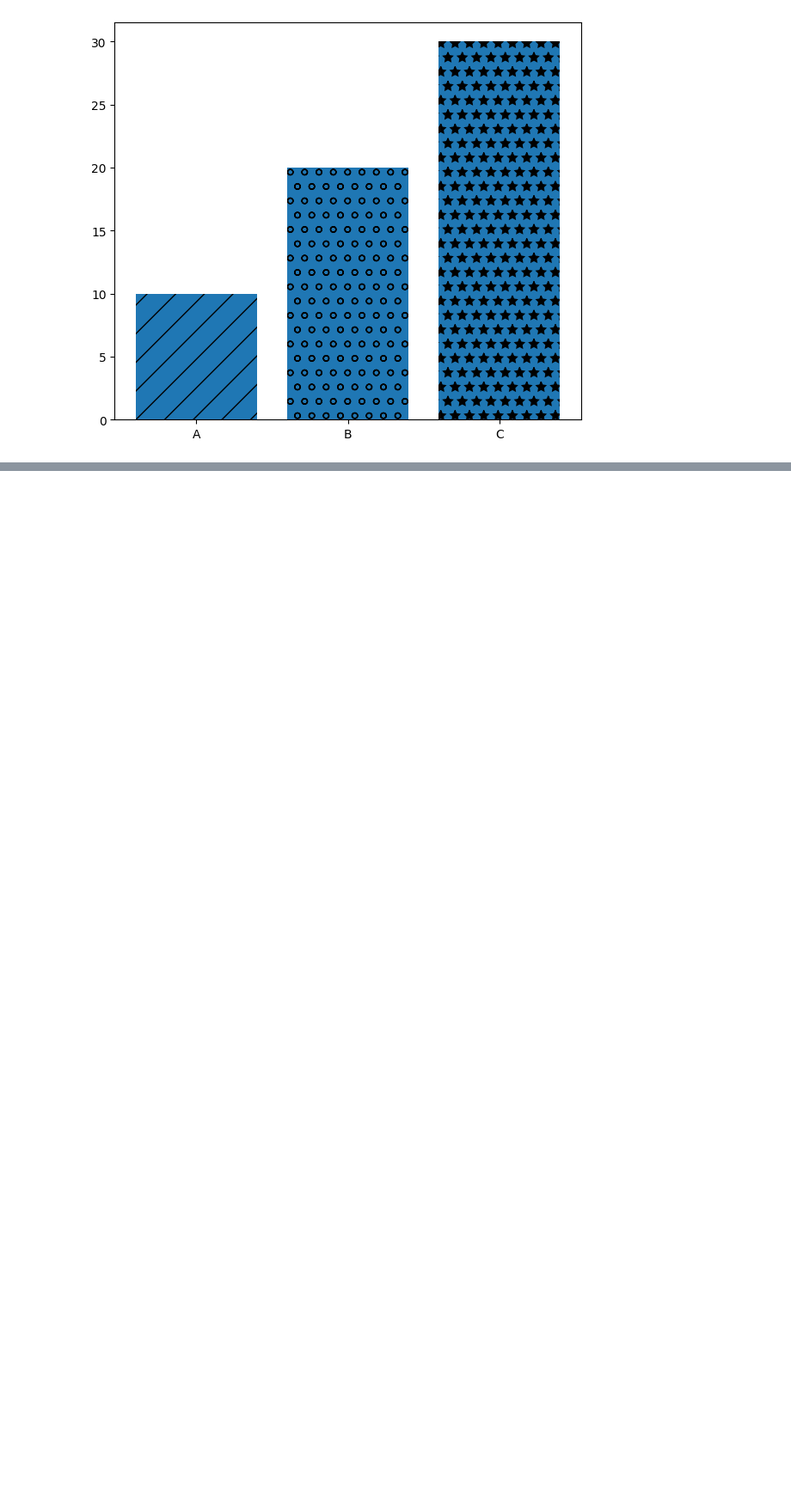
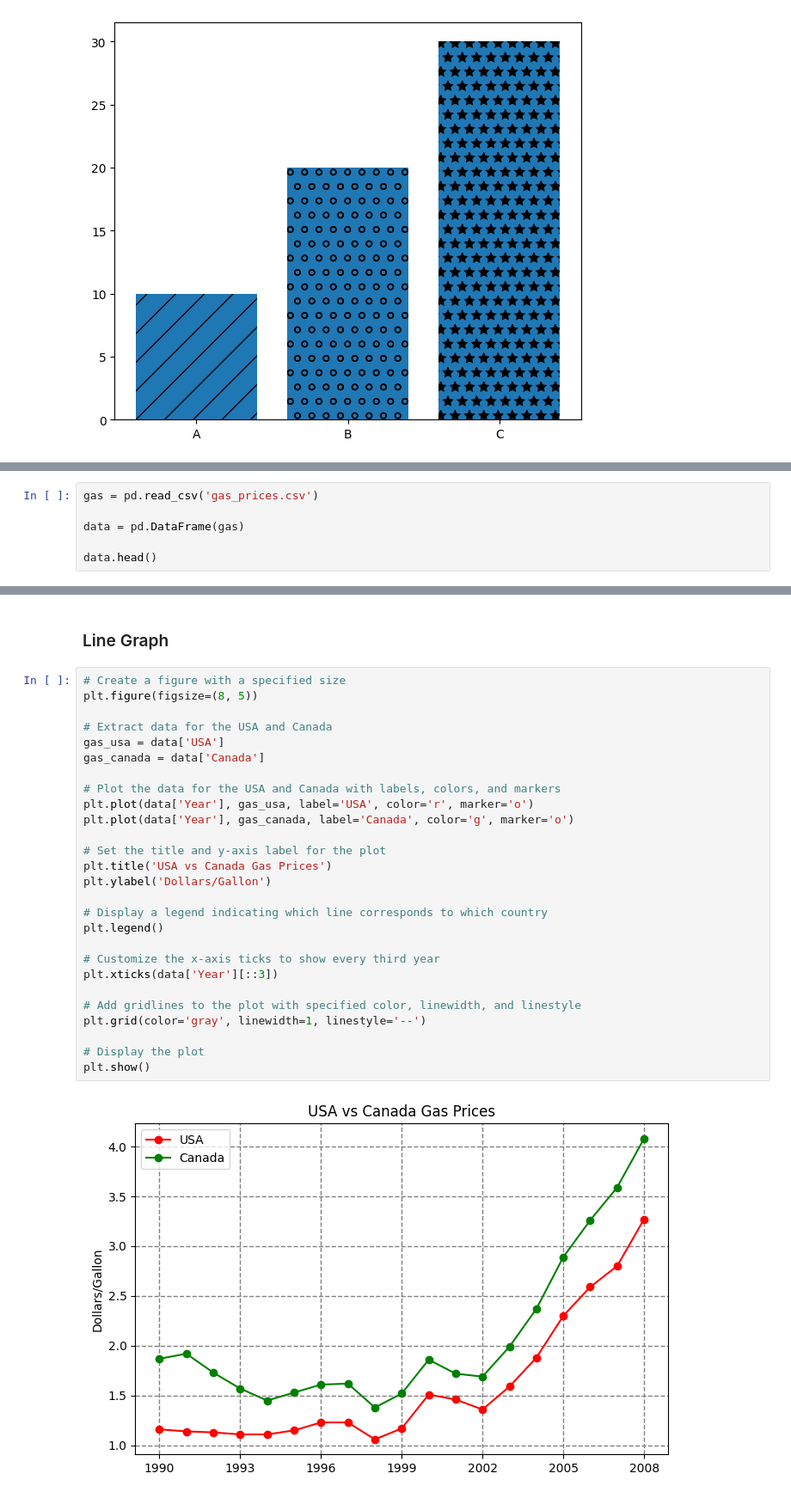
Before and after one commit to PabloDiosquez/Algoritmos_Y_Programacion_UBA, a Jupyter notebook: Mathplotlib_Crash_Course.ipynb, the cells around one changed output, grey strips where cells are left out. Shown at 86% size. Drawn from its saved outputs; the diff is of its cells as text; blank space fills up the shorter version.

```diff
--- a/Mathplotlib_Crash_Course.ipynb
+++ b/Mathplotlib_Crash_Course.ipynb
@@ -69,0 +72,6 @@ plt.show()
+# %%
+gas = pd.read_csv('gas_prices.csv')
+
+data = pd.DataFrame(gas)
+
+data.head()
@@ -69,0 +85,31 @@ plt.show()
+# %% [markdown]
+### Line Graph ###
+# %%
+# Create a figure with a specified size
+plt.figure(figsize=(8, 5))
+
+# Extract data for the USA and Canada
+gas_usa = data['USA']
+gas_canada = data['Canada']
+
+# Plot the data for the USA and Canada with labels, colors, and markers
+plt.plot(data['Year'], gas_usa, label='USA', color='r', marker='o')
+plt.plot(data['Year'], gas_canada, label='Canada', color='g', marker='o')
+
+# Set the title and y-axis label for the plot
+plt.title('USA vs Canada Gas Prices')
+plt.ylabel('Dollars/Gallon')
+
+# Display a legend indicating which line corresponds to which country
+plt.legend()
+
+# Customize the x-axis ticks to show every third year
+plt.xticks(data['Year'][::3])
+
+# Add gridlines to the plot with specified color, linewidth, and linestyle
+plt.grid(color='gray', linewidth=1, linestyle='--')
+
+# Display the plot
+plt.show()
+# %% [output]
+[figure, added]
```
Also changed, not shown: parts of 2 cells of this notebook.
